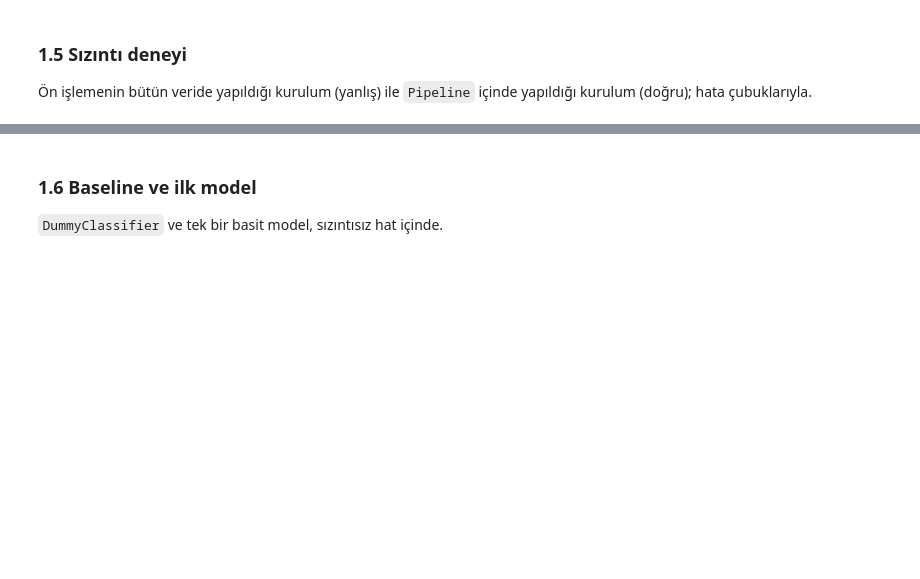
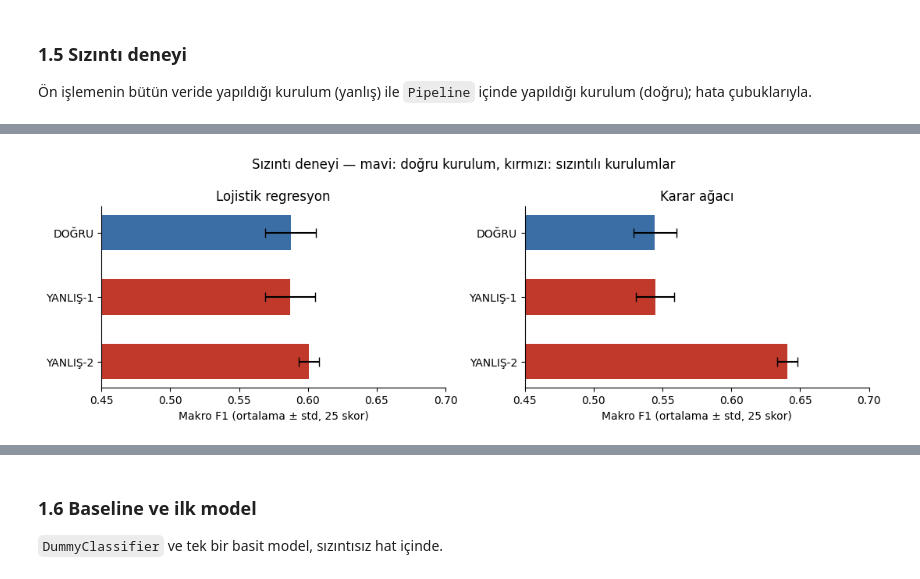
Before and after one commit to barisaykent-spec/Veri_Muh_Proje1, a Jupyter notebook: calisma/baris/BIL545_Proje1.ipynb, the cells around one changed output, grey strips where cells are left out. Drawn from its saved outputs; the diff is of its cells as text; code cells hidden in the pictures; blank space fills up the shorter version.

```diff
--- a/calisma/baris/BIL545_Proje1.ipynb
+++ b/calisma/baris/BIL545_Proje1.ipynb
@@ -801,0 +798,81 @@ cv = RepeatedStratifiedKFold(n_splits=5, n_repeats=5, random_state=SEED)
+# %%
+# =====================================================================
+# 1.5 — Sızıntı deneyi: ön işleme bütün veride mi, Pipeline içinde mi?
+# 1.3-d hücresinden sonra çalıştırın (veri, y, gruplar, sayisal_oznitelikler hazır olmalı).
+# Ek olarak ikinci bir sızıntı türünü de ölçüyoruz: bölmede ev sahibini yok saymak.
+# =====================================================================
+import numpy as np
+import pandas as pd
+from sklearn.pipeline import Pipeline
+from sklearn.impute import SimpleImputer
+from sklearn.preprocessing import StandardScaler
+from sklearn.linear_model import LogisticRegression
+from sklearn.tree import DecisionTreeClassifier
+from sklearn.model_selection import StratifiedGroupKFold, StratifiedKFold, cross_val_score
+
+X = veri[sayisal_oznitelikler]
+
+# ---- Değerlendirme: 5 kat x 5 tekrar; bölme türü seçilebilir ----
+def skorla_cv(model, X, gruba_gore=True):
+    skorlar = []
+    for tohum in range(5):
+        if gruba_gore:   # DOĞRU: aynı ev sahibinin ilanları hep aynı katta
+            cv = StratifiedGroupKFold(n_splits=5, shuffle=True, random_state=tohum)
+            s = cross_val_score(model, X, y, groups=gruplar, cv=cv, scoring="f1_macro")
+        else:            # YANLIŞ: ev sahibi yok sayılır, ilanlar rastgele dağıtılır
+            cv = StratifiedKFold(n_splits=5, shuffle=True, random_state=tohum)
+            s = cross_val_score(model, X, y, cv=cv, scoring="f1_macro")
+        skorlar.extend(s)
+    return np.array(skorlar)
+
+# ---- İki model: biri doğrusal, biri ezberlemeye yatkın ----
+modeller = {
+    "Lojistik regresyon": lambda: LogisticRegression(max_iter=2000),
+    "Karar ağacı":        lambda: DecisionTreeClassifier(min_samples_leaf=5, random_state=42),
+}
+
+sonuclar = {}
+for model_adi, yeni_model in modeller.items():
+
+    # (1) DOĞRU: ön işleme Pipeline içinde -> her katta medyan ve ölçek YALNIZ eğitim verisinden
+    dogru_hat = Pipeline([
+        ("doldur",  SimpleImputer(strategy="median", add_indicator=True)),
+        ("olcekle", StandardScaler()),
+        ("model",   yeni_model()),
+    ])
+
+    # (2) YANLIŞ: ön işleme BÜTÜN veride (test katları dahil) bir kez yapılıyor,
+    #     model sonra bu "önceden hazırlanmış" veride çapraz doğrulanıyor
+    X_on_islenmis = StandardScaler().fit_transform(
+        SimpleImputer(strategy="median", add_indicator=True).fit_transform(X))
+
+    sonuclar[(model_adi, "DOĞRU: Pipeline + ev sahibine göre bölme")] = skorla_cv(dogru_hat, X, True)
+    sonuclar[(model_adi, "YANLIŞ-1: ön işleme bütün veride")]         = skorla_cv(yeni_model(), X_on_islenmis, True)
+    sonuclar[(model_adi, "YANLIŞ-2: rastgele bölme (ev sahibi yok sayıldı)")] = skorla_cv(dogru_hat, X, False)
+
+tablo15 = pd.DataFrame({k: {"ortalama": v.mean(), "std": v.std()} for k, v in sonuclar.items()}).T.round(4)
+tablo15.index.names = ["model", "kurulum"]
+# doğru kuruluma göre fark
+tablo15["fark (doğruya göre)"] = tablo15.groupby(level="model")["ortalama"].transform(
+    lambda s: (s - s.iloc[0]).round(4))
+print("Makro F1 (5x5 çapraz doğrulama):")
+print(tablo15.to_string())
+
+# ---- Grafik: hata çubuklarıyla ----
+import matplotlib.pyplot as plt
+fig, axes = plt.subplots(1, 2, figsize=(11, 3.6), sharex=True)
+for ax, model_adi in zip(axes, modeller):
+    t = tablo15.loc[model_adi]
+    renk = ["#3b6ea5" if k.startswith("DOĞRU") else "#c0392b" for k in t.index]
+    ax.barh(range(len(t))[::-1], t["ortalama"], xerr=t["std"], color=renk, height=0.55, capsize=4)
+    ax.set_yticks(range(len(t))[::-1])
+    ax.set_yticklabels([k.split(":")[0] for k in t.index])
+    ax.set_title(model_adi)
+    ax.set_xlabel("Makro F1 (ortalama ± std, 25 skor)")
+    for s in ["top", "right"]: ax.spines[s].set_visible(False)
+axes[0].set_xlim(0.45, 0.70)
+fig.suptitle("Sızıntı deneyi — mavi: doğru kurulum, kırmızı: sızıntılı kurulumlar")
+plt.tight_layout(); plt.show()
+print("Açıklama: YANLIŞ-1 = medyan ve ölçek bütün veriden öğrenildi; "
+      "YANLIŞ-2 = aynı ev sahibinin ilanları hem eğitimde hem testte.")
+# %% [output]
@@ -801,0 +888 @@ cv = RepeatedStratifiedKFold(n_splits=5, n_repeats=5, random_state=SEED)
+[figure, added]
```
Also changed, not shown: parts of 3 cells of this notebook.
